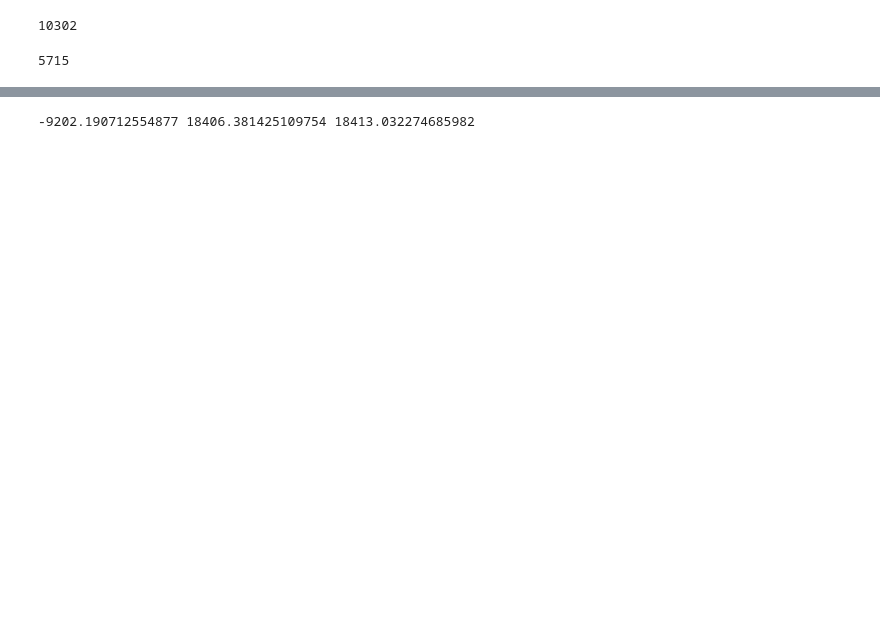
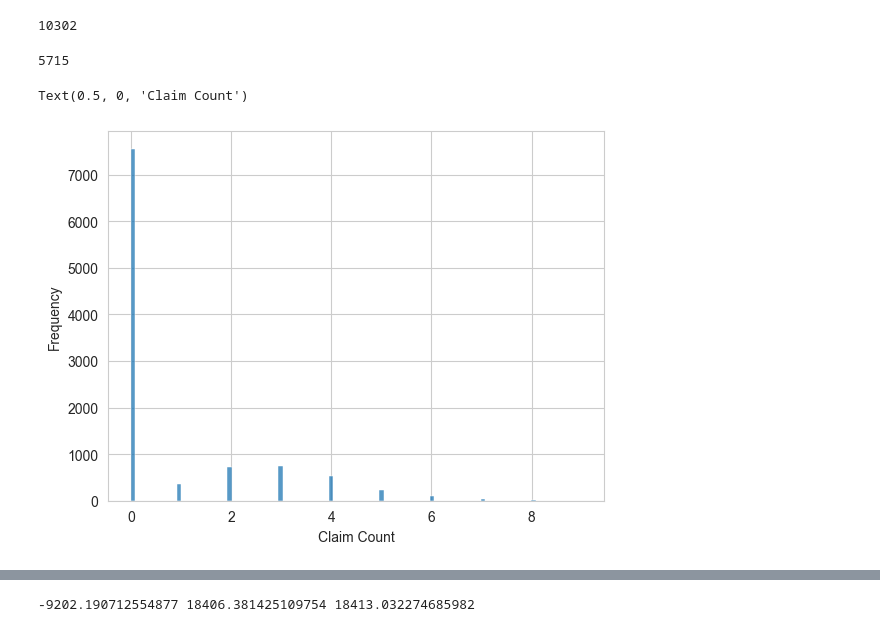
Before and after one commit to vishal-parameswaran/University-of-Chicago, a Jupyter notebook: Linear-Non Linear Models/Assignment 2/assignment-2-lnl.ipynb, the cells around one changed output, grey strips where cells are left out. Cells and saved outputs as stored; diff of their text form; code cells hidden in the pictures; blank space fills up the shorter version.

```diff
--- a/Linear-Non Linear Models/Assignment 2/assignment-2-lnl.ipynb
+++ b/Linear-Non Linear Models/Assignment 2/assignment-2-lnl.ipynb
@@ -50,6 +46,13 @@ train_data = train_data.dropna().reset_index()              # Remove missing val
 train_data.shape[0]
 # %% [output]
 5715
+# %%
+q1a = sns.histplot(claim_history["CLM_COUNT"])
+q1a.set_ylabel("Frequency")
+q1a.set_xlabel("Claim Count")
+# %% [output]
+Text(0.5, 0, 'Claim Count')
+[figure, added]
 # %%
 # # Display relationship in heatmap
 # n_col = 4
```
Also changed, not shown: parts of 20 cells of this notebook, 5 other files.
